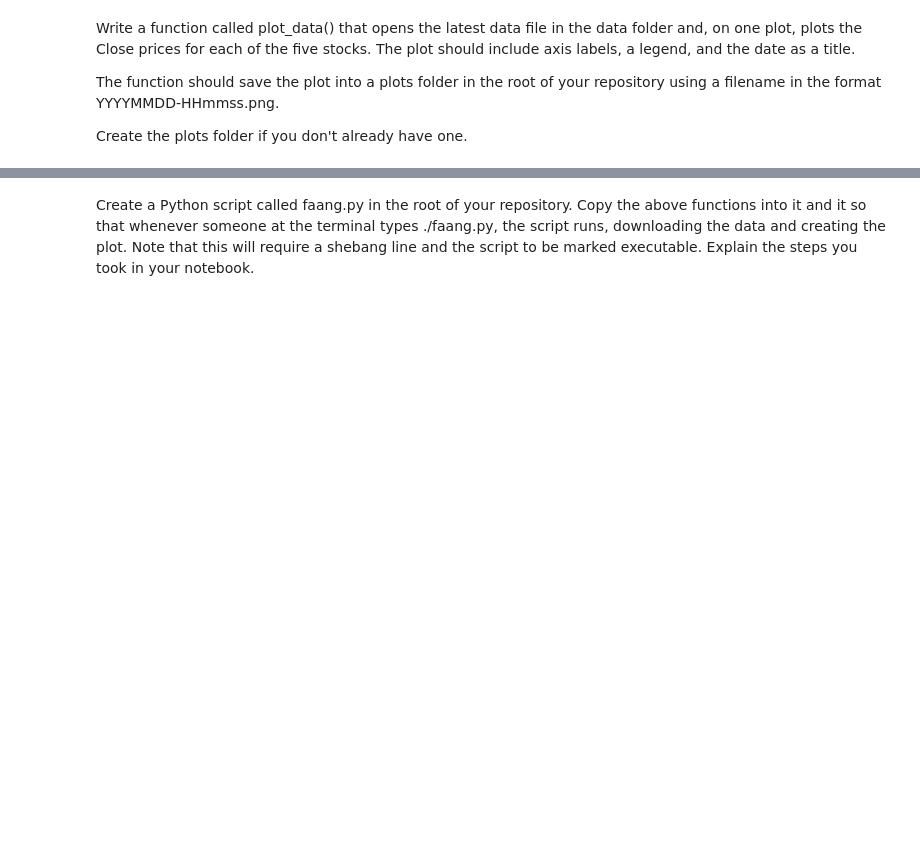
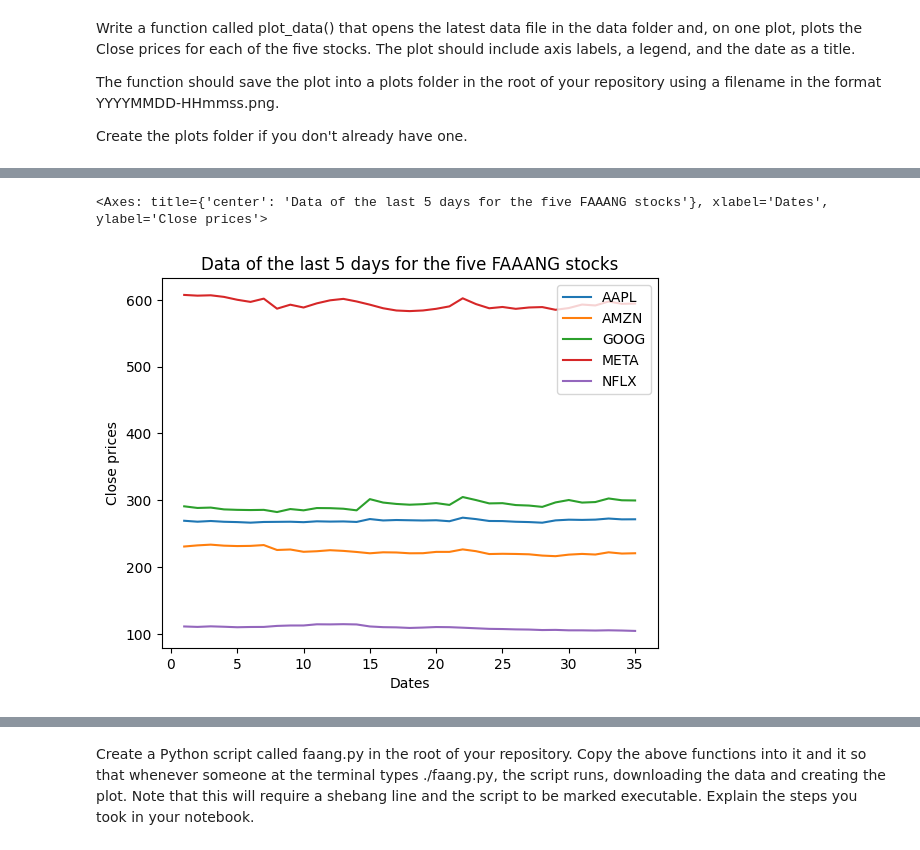
Before and after one commit to Maroua-El-Imame/my-assessment-computer-infrastructure, a Jupyter notebook: problems.ipynb, the cells around one changed output, grey strips where cells are left out. Cells and saved outputs as stored; diff of their text form; code cells hidden in the pictures; blank space fills up the shorter version.

```diff
--- a/problems.ipynb
+++ b/problems.ipynb
@@ -142,0 +156,3 @@ df = yf.download(['META', 'AAPL','AMZN','NFLX','GOOG'], period ='5d', interval='
+# %%
+# Read the latest file into a pd dataframe, using a multi index header parameter
+df = pd.read_csv(latest_file, header=[0,1],)
@@ -142,0 +174,6 @@ df = yf.download(['META', 'AAPL','AMZN','NFLX','GOOG'], period ='5d', interval='
+# %%
+# plot only dataset 'Close' prices
+df['Close'].plot( ylabel= 'Close prices',  xlabel= 'Dates',  title= 'Data of the last 5 days for the five FAAANG stocks')
+# %% [output]
+<Axes: title={'center': 'Data of the last 5 days for the five FAAANG stocks'}, xlabel='Dates', ylabel='Close prices'>
+[figure, added]
```
Also changed, not shown: parts of 23 cells of this notebook, 24 other files.
